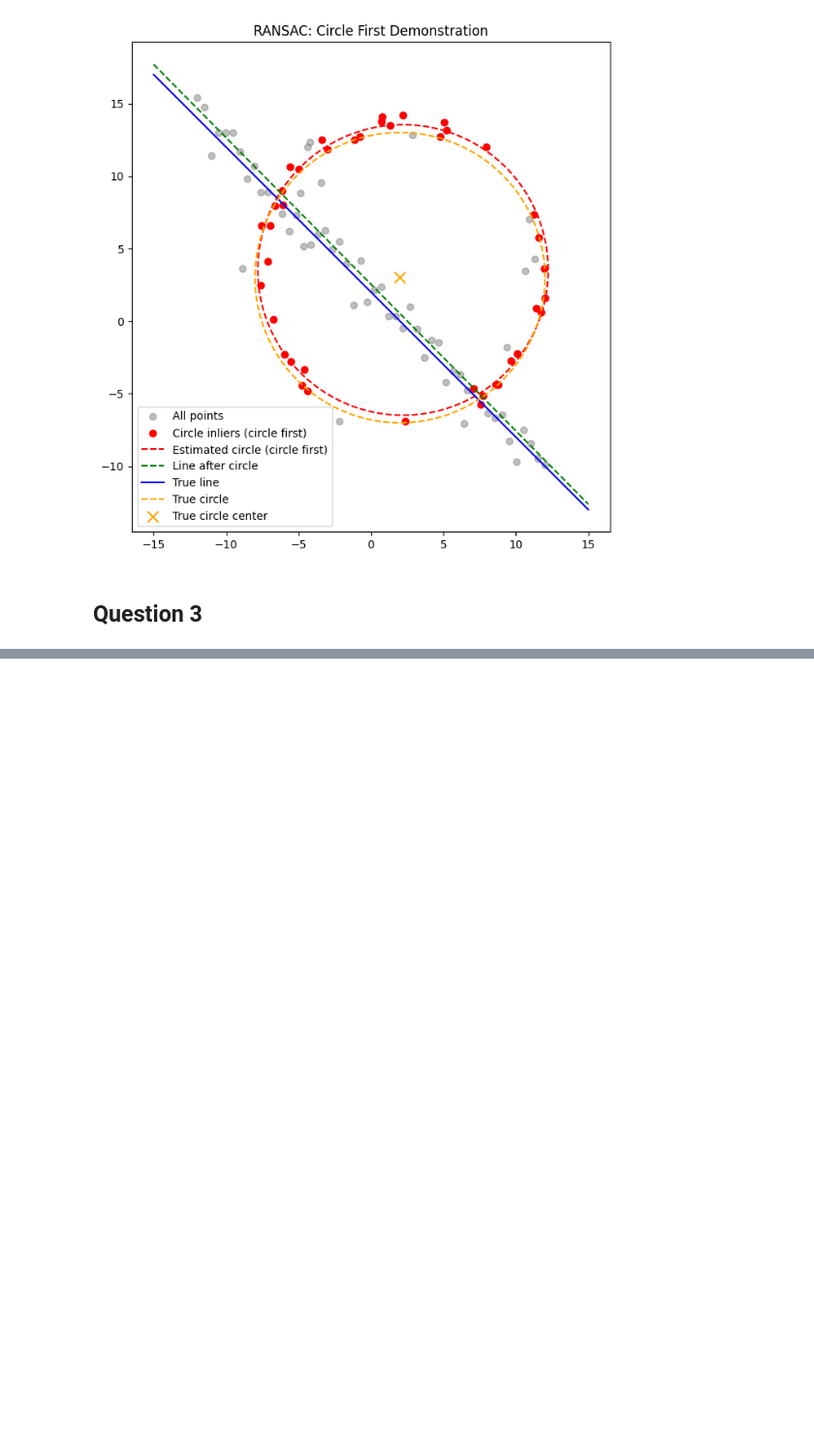
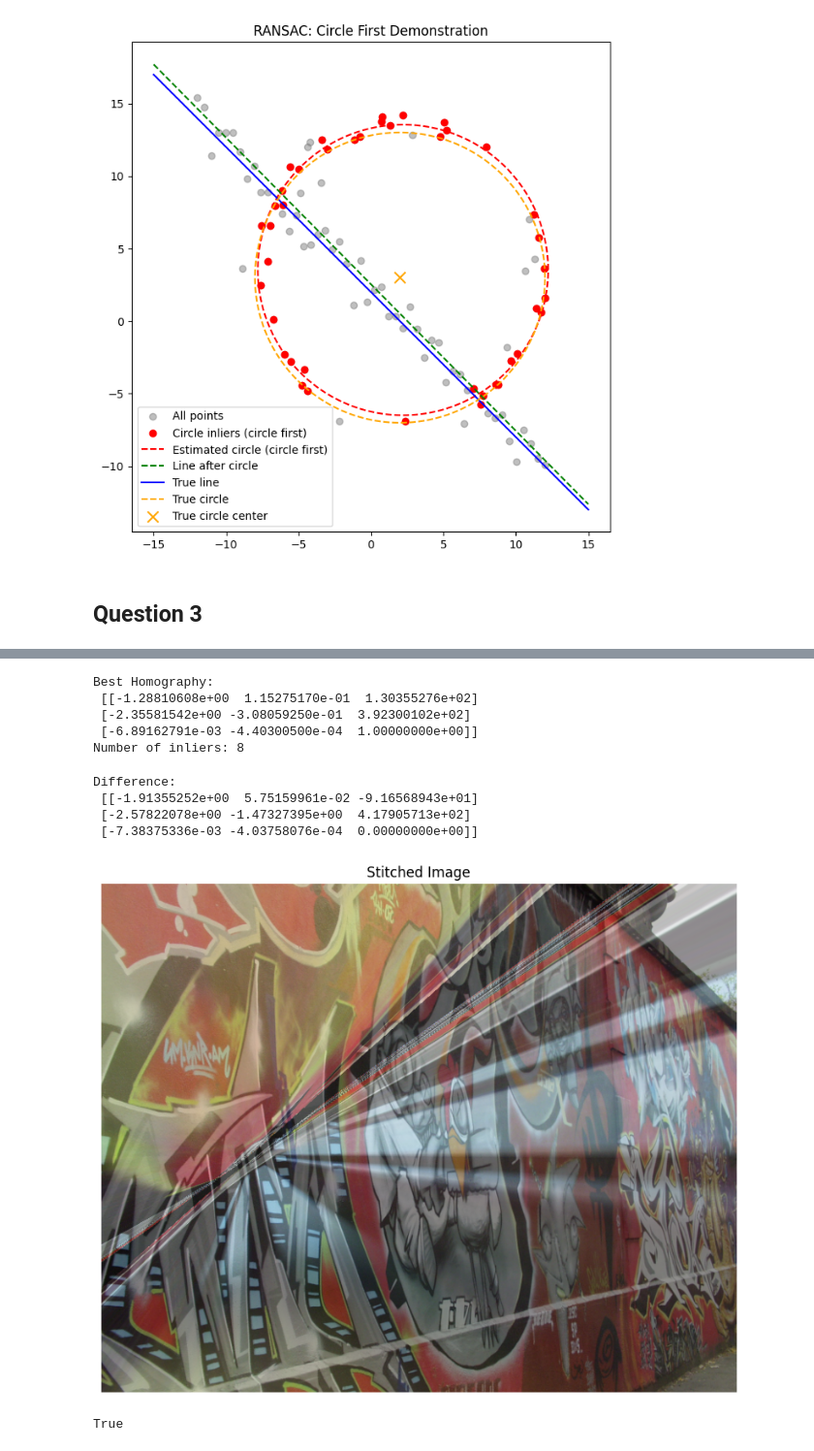
Before and after one commit to NadhaIrshad/In22-S5-EN3160---Image-Processing-and-Machine-Vision, a Jupyter notebook: Assignment2/ass2.ipynb, the cells around one changed output, grey strips where cells are left out. Shown at 97% size. Cells and saved outputs as stored; diff of their text form; code cells hidden in the pictures; blank space fills up the shorter version.

```diff
--- a/Assignment2/ass2.ipynb
+++ b/Assignment2/ass2.ipynb
@@ -412,0 +549,53 @@ Line-after-circle: a=-0.711, b=-0.703, d=1.785, inliers=33
+# %%
+src_pts = np.float32([kp1[m.queryIdx].pt for m in good_matches])
+dst_pts = np.float32([kp5[m.trainIdx].pt for m in good_matches])
+
+H_ransac, inliers = ransac_homography(src_pts, dst_pts)
+print("Best Homography:\n", H_ransac)
+print("Number of inliers:", len(inliers))
+# %% [output]
+Best Homography:
+ [[-1.28810608e+00  1.15275170e-01  1.30355276e+02]
+ [-2.35581542e+00 -3.08059250e-01  3.92300102e+02]
+ [-6.89162791e-03 -4.40300500e-04  1.00000000e+00]]
+Number of inliers: 8
+# %%
+H_dataset = np.loadtxt('graf/H1to5p')
+print("Difference:\n", H_ransac - H_dataset)
+# %% [output]
+Difference:
+ [[-1.91355252e+00  5.75159961e-02 -9.16568943e+01]
+ [-2.57822078e+00 -1.47327395e+00  4.17905713e+02]
+ [-7.38375336e-03 -4.03758076e-04  0.00000000e+00]]
+# %%
+img1_color = cv2.imread('graf/img1.ppm')  # read in color
+img5_color = cv2.imread('graf/img5.ppm')
+
+height5, width5 = img5_color.shape[:2]
+
+# Warp img1 using the RANSAC homography
+warped_img1 = cv2.warpPerspective(img1_color, H_ransac, (width5, height5))
+
+# Create a stitched canvas
+stitched = img5_color.copy()
+
+# Wherever warped_img1 is non-zero, replace stitched image
+mask = (warped_img1 > 0)
+stitched[mask] = warped_img1[mask]
+
+alpha = 0.5
+stitched = cv2.addWeighted(img5_color, alpha, warped_img1, 1-alpha, 0)
+
+import matplotlib.pyplot as plt
+
+plt.figure(figsize=(10,8))
+plt.imshow(cv2.cvtColor(stitched, cv2.COLOR_BGR2RGB))
+plt.title("Stitched Image")
+plt.axis('off')
+plt.show()
+
+# Save the stitched image
+cv2.imwrite('stitched_result.png', stitched)
+# %% [output]
+[figure, added]
+True
```
Also changed, not shown: parts of 5 cells of this notebook, 7 other files.
